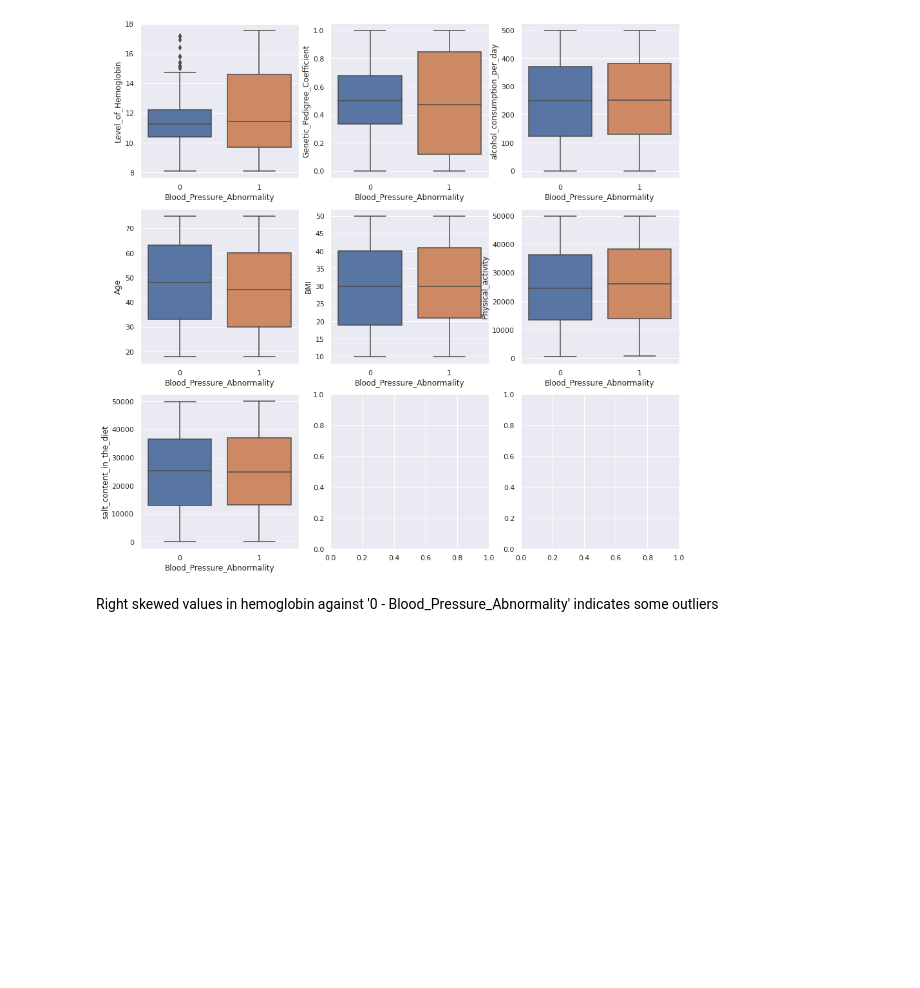
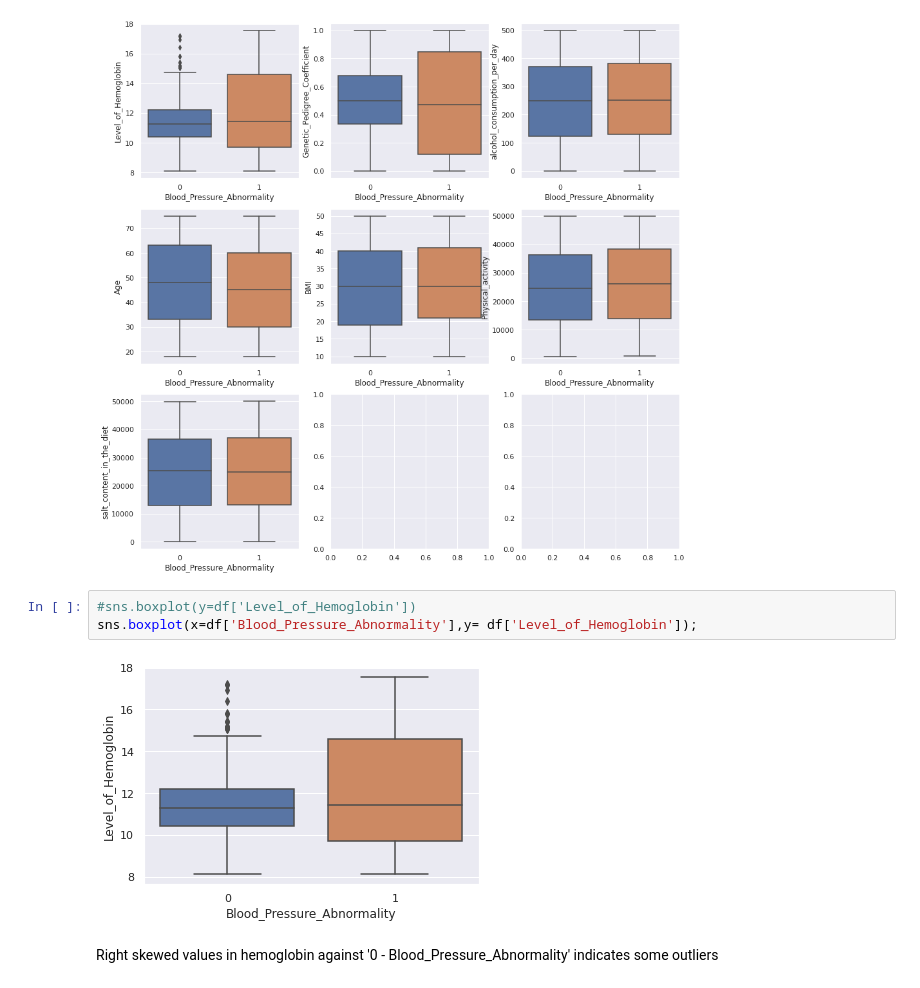
Before and after one commit to varunkr24/Machine-Learning, a Jupyter notebook: Classify_Abnormal_BP.ipynb, the cells around one changed output. Cells and saved outputs as stored; diff of their text form; blank space fills up the shorter version.

```diff
--- a/Classify_Abnormal_BP.ipynb
+++ b/Classify_Abnormal_BP.ipynb
@@ -304,6 +335,11 @@ for col in float_cols:
     i = i+1
 # %% [output]
 [figure]
+# %%
+#sns.boxplot(y=df['Level_of_Hemoglobin'])
+sns.boxplot(x=df['Blood_Pressure_Abnormality'],y= df['Level_of_Hemoglobin']);
+# %% [output]
+[figure, added]
 # %% [markdown]
 Right skewed values in hemoglobin against '0 - Blood_Pressure_Abnormality' indicates some outliers
 # %%
```
Also changed, not shown: parts of 10 cells of this notebook.
